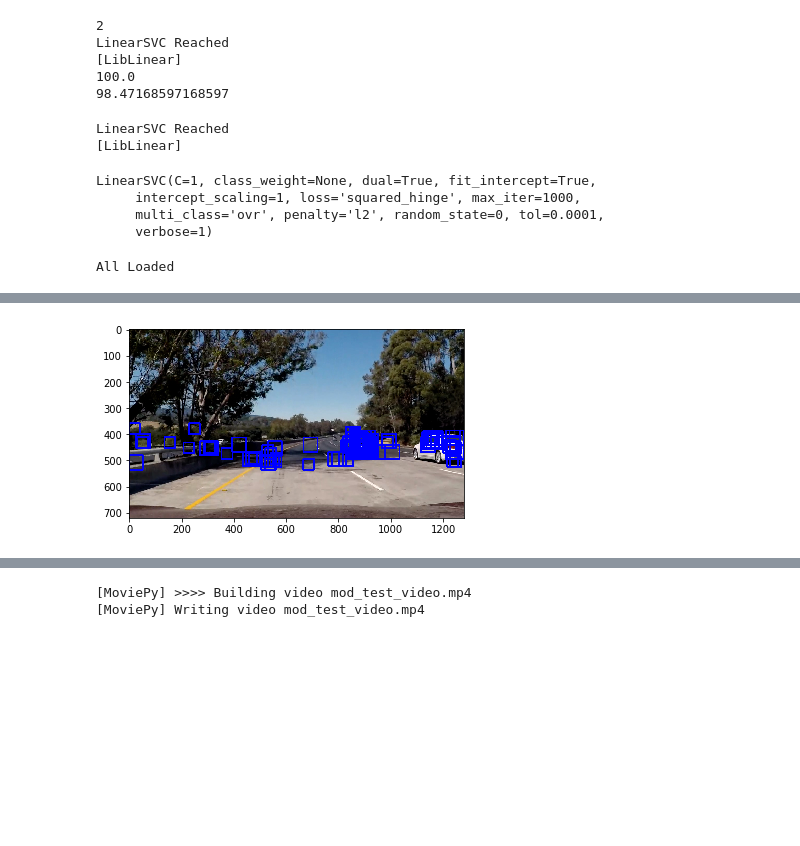
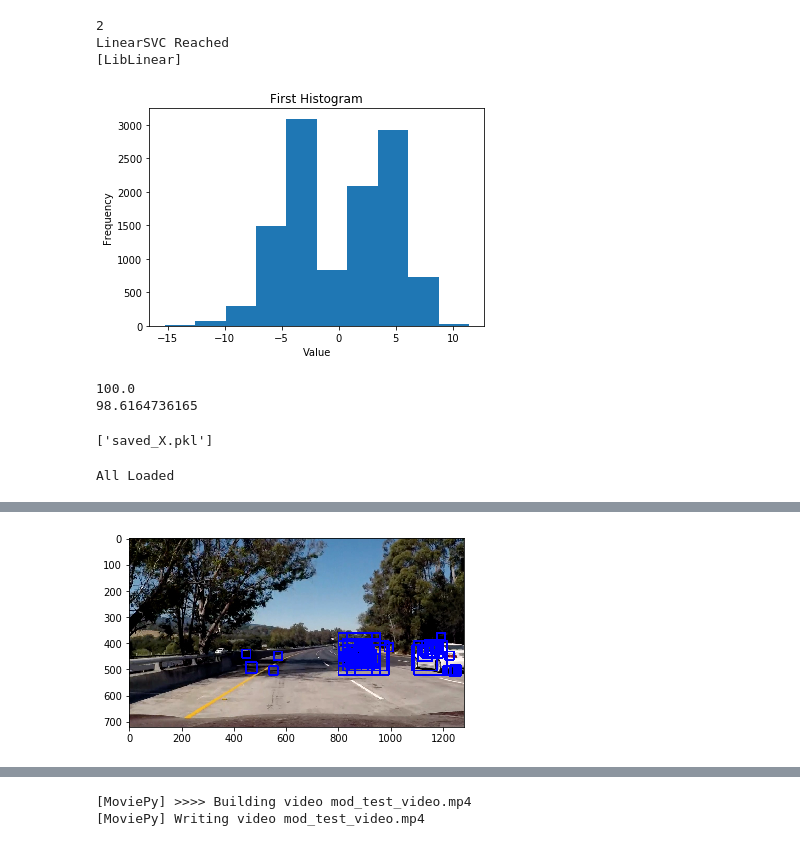
Before and after one commit to therightnee/Udacity-Self-Driving-Car-Nanodegree, a Jupyter notebook: T1P5_VehicleDetection/Vehicle_Detection.ipynb, the cells around one changed output, grey strips where cells are left out. Cells and saved outputs as stored; diff of their text form; code cells hidden in the pictures; blank space fills up the shorter version.

```diff
--- a/T1P5_VehicleDetection/Vehicle_Detection.ipynb
+++ b/T1P5_VehicleDetection/Vehicle_Detection.ipynb
@@ -140,6 +142,16 @@ clf = LinearSVC(C=1,verbose=1, random_state=0)
 clf.fit(scaled_X_train, y_train)
 
 #Run trained classifier on test image
+decision_values = clf.decision_function(scaled_X_train)
+
+fig1 = plt.figure(1)
+plt.hist(decision_values)
+plt.title("First Histogram")
+plt.xlabel("Value")
+plt.ylabel("Frequency")
+
+plt.show()
+
 print()
 
 print(clf.score(scaled_X_train, y_train)*100)
@@ -149,29 +161,17 @@ print(clf.score(scaled_X_test, y_test)*100)
 2
 LinearSVC Reached
 [LibLinear]
-100.0
-98.47168597168597
+[figure, added]
+100.0
+98.6164736165
-# %%
-X_train = np.load('LinearSVC_GTI_KTTT.npy')
-y_train = np.concatenate([np.zeros(8968), np.ones(8792)])
-
-# Fit a per-column scaler
-X_scaler = StandardScaler().fit(X_train)
-# Apply the scaler to X
-scaled_X_train = X_scaler.transform(X_train)
-
-print("LinearSVC Reached")
-
-#Implement Linear SVM Classifier
-clf = LinearSVC(C=1,verbose=1, random_state=0)
-clf.fit(scaled_X_train, y_train)
-# %% [output]
-LinearSVC Reached
-[LibLinear]
-LinearSVC(C=1, class_weight=None, dual=True, fit_intercept=True,
-     intercept_scaling=1, loss='squared_hinge', max_iter=1000,
-     multi_class='ovr', penalty='l2', random_state=0, tol=0.0001,
-     verbose=1)
+# %%
+#Save models
+from sklearn.externals import joblib
+
+joblib.dump(clf, 'saved_model.pkl')
+joblib.dump(X_scaler, 'saved_X.pkl')
+# %% [output]
+['saved_X.pkl']
 # %%
 from sklearn.externals import joblib
 
@@ -188,27 +188,28 @@ All Loaded
 ## Return a list of image patches
 PatchImage = collections.namedtuple('PatchImage', ['image', 'startPosX', 'startPosY', 'endPosX', 'endPosY'])
 
-def sliding_window(img, y_start_scale=0, y_stop_scale=100, patch_size=64, stride=16, scale=1):
+def sliding_window(img, y_start_scale=0, y_stop_scale=100, x_start_scale=0,
+                   patch_size=64, stride=16, scale=1):
     trans_img = img
     imshape = trans_img.shape
     y_start = np.int(imshape[0]/scale*(y_start_scale/100))
     y_stop = np.int(imshape[0]/scale*(y_stop_scale/100))
+    x_start = np.int(imshape[1]/scale*(x_start_scale/100))
     x_stop = np.int(imshape[1]/scale)
     if scale != 1:
         trans_img = cv2.resize(trans_img, (np.int(imshape[1]/scale), np.int(imshape[0]/scale)))
         y_stop = np.int(imshape[0]/scale)
-
-
     patch_list = []
 
-    for x in range(0, x_stop-patch_size, stride):
+    for x in range(x_start, x_stop-patch_size, stride):
         for y in range(y_start, y_stop-patch_size, stride):
             ypos_end = y+patch_size
             xpos_end = x+patch_size
             cur_patch = trans_img[y:ypos_end, x:xpos_end]
             #print((x, y), (xpos_end, ypos_end))
             # Extract image and locations for this patch
-            patch_list.append(PatchImage(image=cur_patch, startPosX=x, startPosY=y, endPosX=xpos_end, endPosY=ypos_end))
+            patch_list.append(PatchImage(image=cur_patch, startPosX=x, startPosY=y,
+                                         endPosX=xpos_end, endPosY=ypos_end))
             #patch_list.append([cur_patch, (x, y), (xpos_end, ypos_end)])
     return patch_list, trans_img
 
@@ -218,7 +219,8 @@ def search_windows(img_list, scale):
     for patch in tqdm(img_list):
         features = patch_analyzer(img=patch.image)
         prediction = clf.predict(X_scaler.transform(features.reshape(1,-1)))
-        if prediction == 1:
+        distance = clf.decision_function(X_scaler.transform(features.reshape(1,-1)))
+        if prediction == 1 and distance >= 1.25:
             x_start = int(patch.startPosX*scale)
             y_start = int(patch.startPosY*scale)
             x_end = int(patch.endPosX*scale)
@@ -245,7 +247,8 @@ def draw_boxes(img, bboxes, color=(0, 0, 255), thick=6):
 def depth_search(img, scale_list):
     potential_cars = []
     for scale in scale_list:
-        search_list, HLS_image = sliding_window(img, y_start_scale=50, y_stop_scale=95, scale=scale)
+        search_list, HLS_image = sliding_window(img, y_start_scale=50, y_stop_scale=90,
+                                                x_start_scale=30, scale=scale)
         potential_cars += search_windows(search_list, scale)
         #print(scale)
         #print(len(potential_cars))
@@ -255,7 +258,7 @@ test_image = cv2.imread(test_image_list[0])
 
 
 #Iterate through different scales
-scale_list = [0.65, 0.85, 1]
+scale_list = [0.5, 0.65, 0.85, 1, 1.5, 2]
 
 check_list = depth_search(test_image,scale_list)
 
@@ -267,5 +270,5 @@ plt.show()
   'be changed to `L2-Hys` in v0.15', skimage_deprecation)
-[figure, old version]
+[figure, new version]
 # %%
 #Overlay outputs into heatmap, generate heatmap image + bounding box cluster images
 
```
Also changed, not shown: parts of 11 cells of this notebook, 1 other file.
